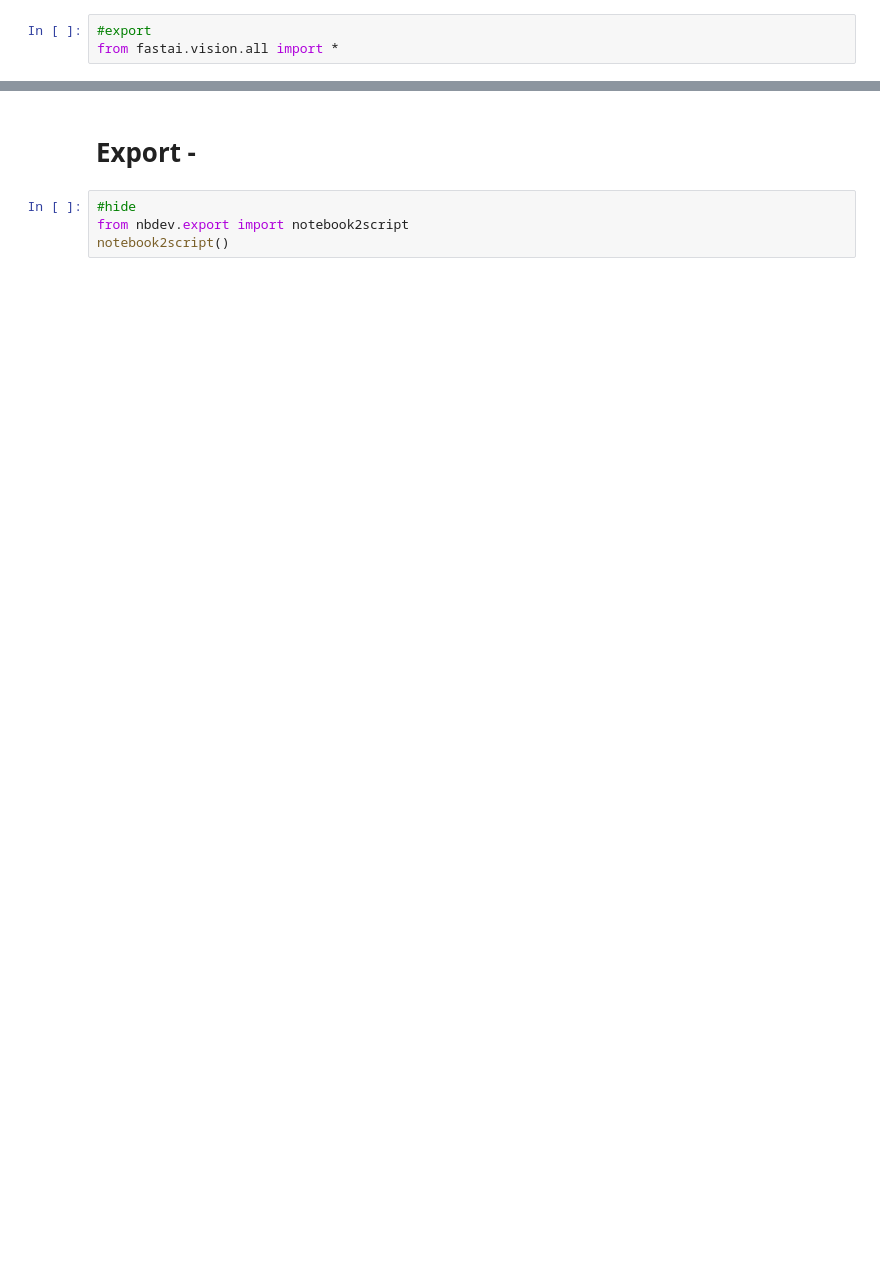
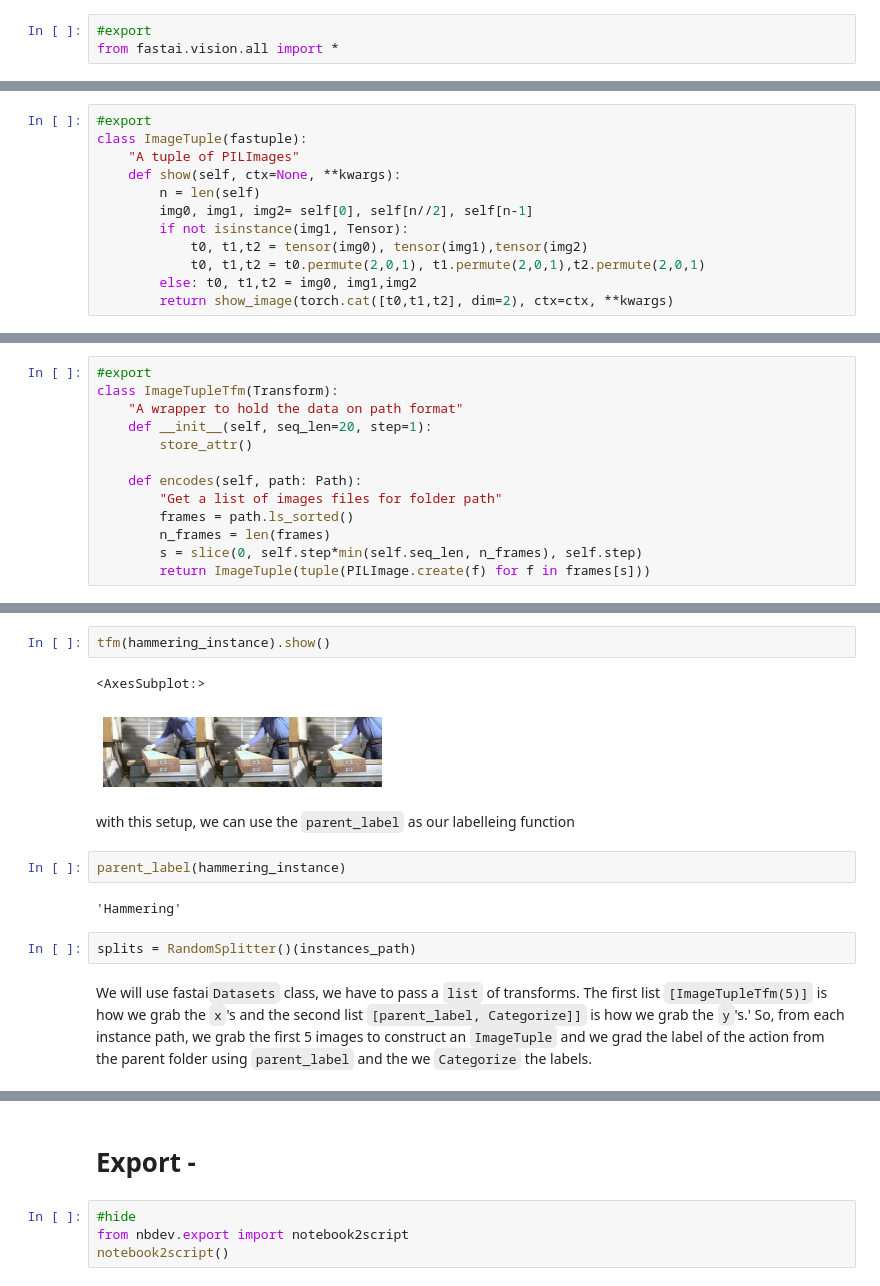
Before and after one commit to tcapelle/action_recognition, a Jupyter notebook: nbs/00_core.ipynb, the cells around one changed output, grey strips where cells are left out. Saved outputs shown, nothing was run; the diff lists cells and outputs as text; blank space fills up the shorter version.

Commit message:
reafctor and transformer model

```diff
--- a/nbs/00_core.ipynb
+++ b/nbs/00_core.ipynb
@@ -428,0 +263,12 @@ dls.show_batch()
+# %%
+#export
+class ImageTuple(fastuple):
+    "A tuple of PILImages"
+    def show(self, ctx=None, **kwargs):
+        n = len(self)
+        img0, img1, img2= self[0], self[n//2], self[n-1]
+        if not isinstance(img1, Tensor):
+            t0, t1,t2 = tensor(img0), tensor(img1),tensor(img2)
+            t0, t1,t2 = t0.permute(2,0,1), t1.permute(2,0,1),t2.permute(2,0,1)
+        else: t0, t1,t2 = img0, img1,img2
+        return show_image(torch.cat([t0,t1,t2], dim=2), ctx=ctx, **kwargs)
@@ -428,0 +281,13 @@ dls.show_batch()
+# %%
+#export
+class ImageTupleTfm(Transform):
+    "A wrapper to hold the data on path format"
+    def __init__(self, seq_len=20, step=1):
+        store_attr()
+
+    def encodes(self, path: Path):
+        "Get a list of images files for folder path"
+        frames = path.ls_sorted()
+        n_frames = len(frames)
+        s = slice(0, self.step*min(self.seq_len, n_frames), self.step)
+        return ImageTuple(tuple(PILImage.create(f) for f in frames[s]))
@@ -428,0 +300,15 @@ dls.show_batch()
+# %%
+tfm(hammering_instance).show()
+# %% [output]
+<AxesSubplot:>
+[figure, added]
+# %% [markdown]
+with this setup, we can use the `parent_label` as our labelleing function
+# %%
+parent_label(hammering_instance)
+# %% [output]
+'Hammering'
+# %%
+splits = RandomSplitter()(instances_path)
+# %% [markdown]
+We will use fastai`Datasets` class, we have to pass a `list` of transforms. The first list `[ImageTupleTfm(5)]` is how we grab the `x`'s and the second list `[parent_label, Categorize]]` is how we grab the `y`'s.' So, from each instance path, we grab the first 5 images to construct an `ImageTuple` and we grad the label of the action from the parent folder using `parent_label` and the we `Categorize` the labels.
```
Also changed, not shown: parts of 134 cells of this notebook, 14 other files.
